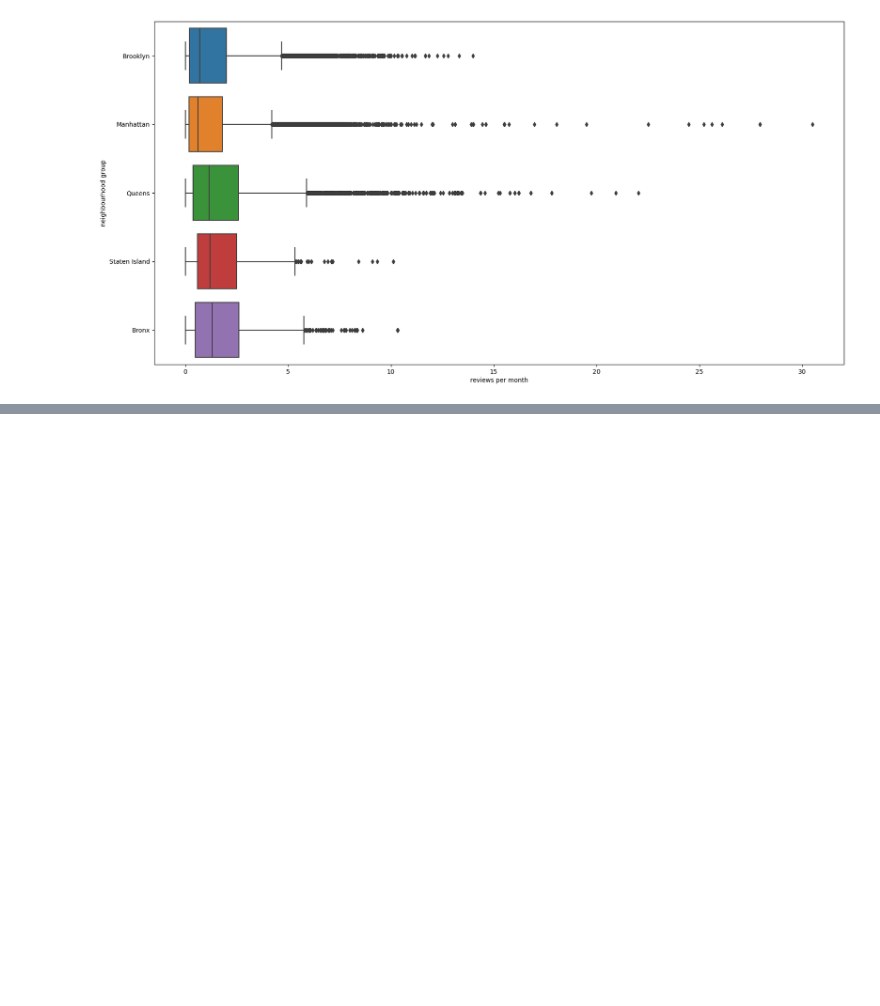
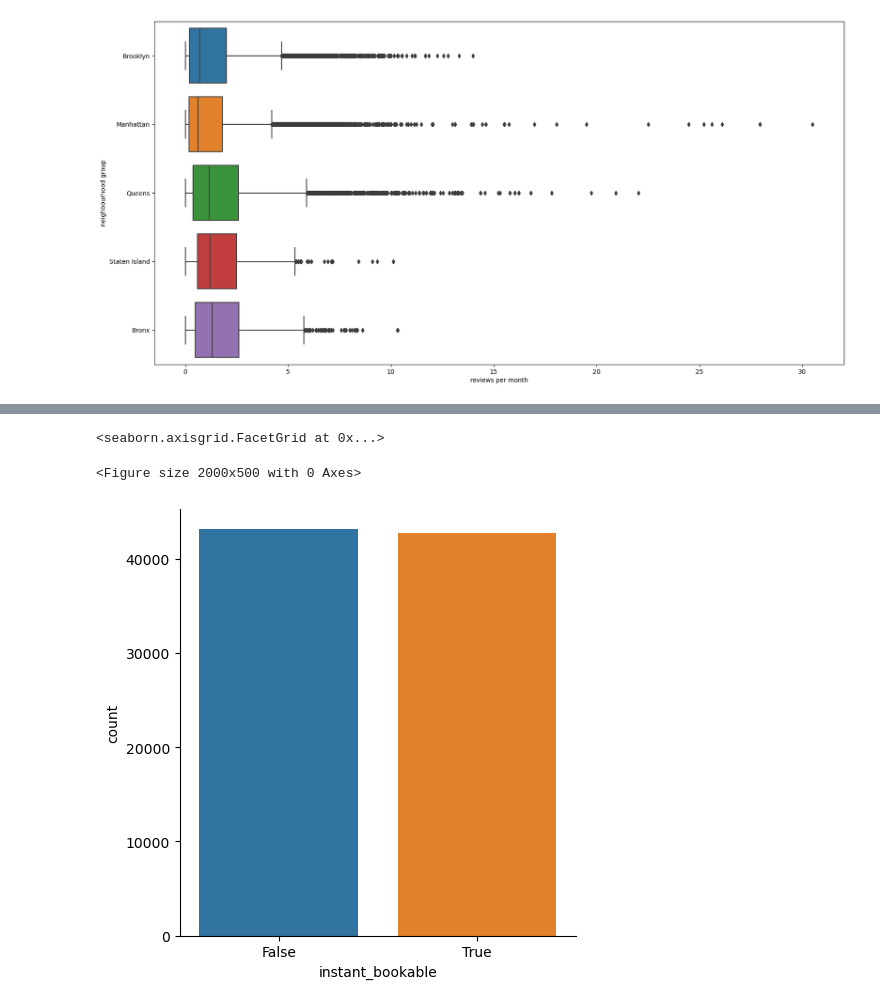
Before and after one commit to Marcos-Verdi/DA_Reg_airbnbNYCData, a Jupyter notebook: airbnb_nyc_data_analysis.ipynb, the cells around one changed output, grey strips where cells are left out. Cells and saved outputs as stored; diff of their text form; code cells hidden in the pictures; blank space fills up the shorter version.

```diff
--- a/airbnb_nyc_data_analysis.ipynb
+++ b/airbnb_nyc_data_analysis.ipynb
@@ -335,0 +344,7 @@ sns.boxplot(x=filtered_for_reviews_per_month['reviews per month'],y=filtered_for
+# %%
+plt.figure(figsize=(20,5))
+sns.catplot(data=filtered_for_reviews_per_month,x='instant_bookable',kind='count')
+# %% [output]
+<seaborn.axisgrid.FacetGrid at 0x...>
+<Figure size 2000x500 with 0 Axes>
+[figure, added]
```
Also changed, not shown: parts of 8 cells of this notebook.
